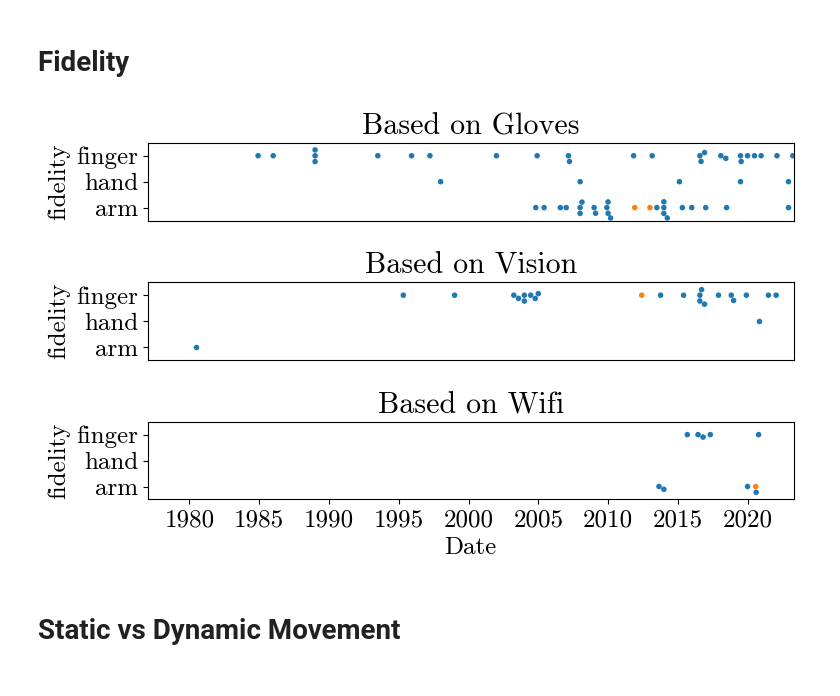
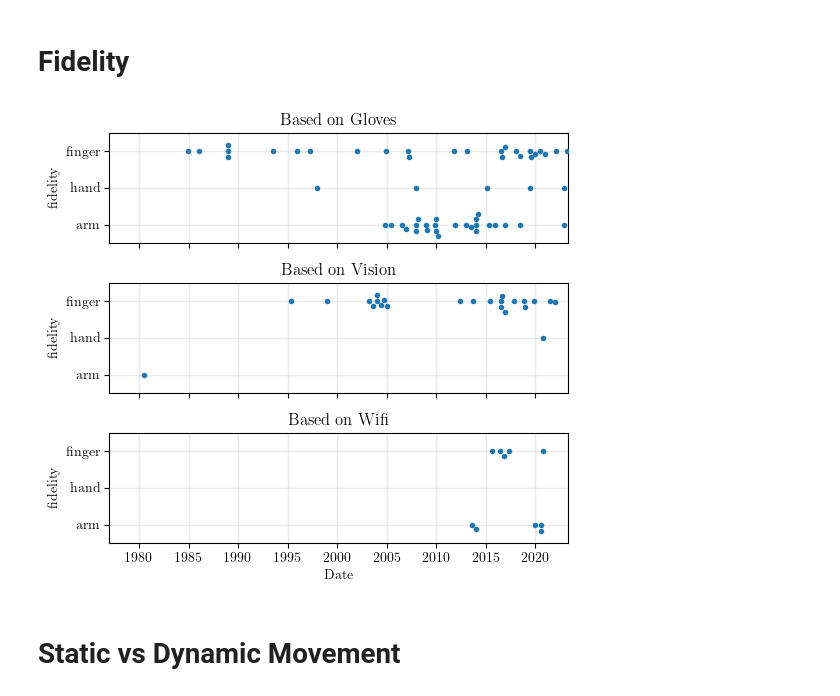
Before and after one commit to beyarkay/masters-thesis, a Jupyter notebook: LiteratureAnalysis.ipynb, the cells around one changed output. Drawn from its saved outputs; the diff is of its cells as text; code cells hidden in the pictures.

```diff
--- a/LiteratureAnalysis.ipynb
+++ b/LiteratureAnalysis.ipynb
@@ -5,11 +26,11 @@
 # %%
 import pandas as pd
-import matplotlib as mpl
+# import matplotlib as mpl
 from mpl_toolkits.axes_grid1 import make_axes_locatable
 # No touchie. Make the font the same as the LaTeX paper
-mpl.rc('font', family='serif', serif='cmr10', size=18)
-mpl.rc('axes.formatter', use_mathtext=True)
-import matplotlib.pyplot as plt
+# mpl.rc('font', family='serif', serif='cmr10', size=18)
+# mpl.rc('axes.formatter', use_mathtext=True)
+# import matplotlib.pyplot as plt
 import seaborn as sns
 import re
 pd.set_option('display.max_rows', 100)
@@ -195,6 +216,20 @@ def add_cbar(
         label=label
     )
     cb.outline.set_visible(False)
+
+stripplot_kwargs = dict(
+    s=2.5,
+    linewidth=.1,
+    alpha=0.75,
+    edgecolor='#000a',
+)
+
+scatterplot_kwargs = dict(
+    s=5,
+    edgecolor='#000a',
+    linewidth=0.1,
+    alpha=0.75,
+)
 # %% [markdown]
 ## Read in the data
 # %%
@@ -263,42 +298,43 @@ df = df.infer_objects()
 # %% [markdown]
 # Fidelity
 # %%
-fig, axs = plt.subplots(3, 1, figsize=(8, 5))
+fig, axs = plt.subplots(3, 1, figsize=(WIDTH, 5))
 data = dedup_prefix(dedup_prefix(df, 'fidelity'), 'based-on')
 
 data = data[
     data['type'].notna() &
     data['type'].isin(['paper', 'msc', 'dataset'])
 ]
 based_ons = ('gloves', 'vision', 'wifi')
 for i, based_on in enumerate(based_ons):
     sns.swarmplot(
         data=data[data['based-on'] == based_on],
         x="Date",
         y="fidelity",
-        hue='type',
+#         hue='type',
 #         hue_order=based_ons,
         order=['finger', 'hand', 'arm'],
         size=4,
         ax=axs[i],
         legend=False,
     )
     axs[i].set(
         title=f'Based on {based_on.title()}',
         xlim=(data['Date'].min(), data['Date'].max())
     )
     if i != len(based_ons)-1:
         axs[i].set(
-            xticks=[],
+#             xticks=[],
+            xticklabels=[],
             xlabel=None,
         )
-#         vis.add_grid(axs[i])
+    add_grid(axs[i])
 plt.tight_layout()
 # plt.title('Types of Research over Time');
 # watermark(ax)
 # ax = prettify_ax(ax)
 # %% [output]
-[figure, old version]
+[figure, new version]
 # %% [markdown]
 # Static vs Dynamic Movement
 # %%
```
Also changed, not shown: parts of 26 cells of this notebook.
